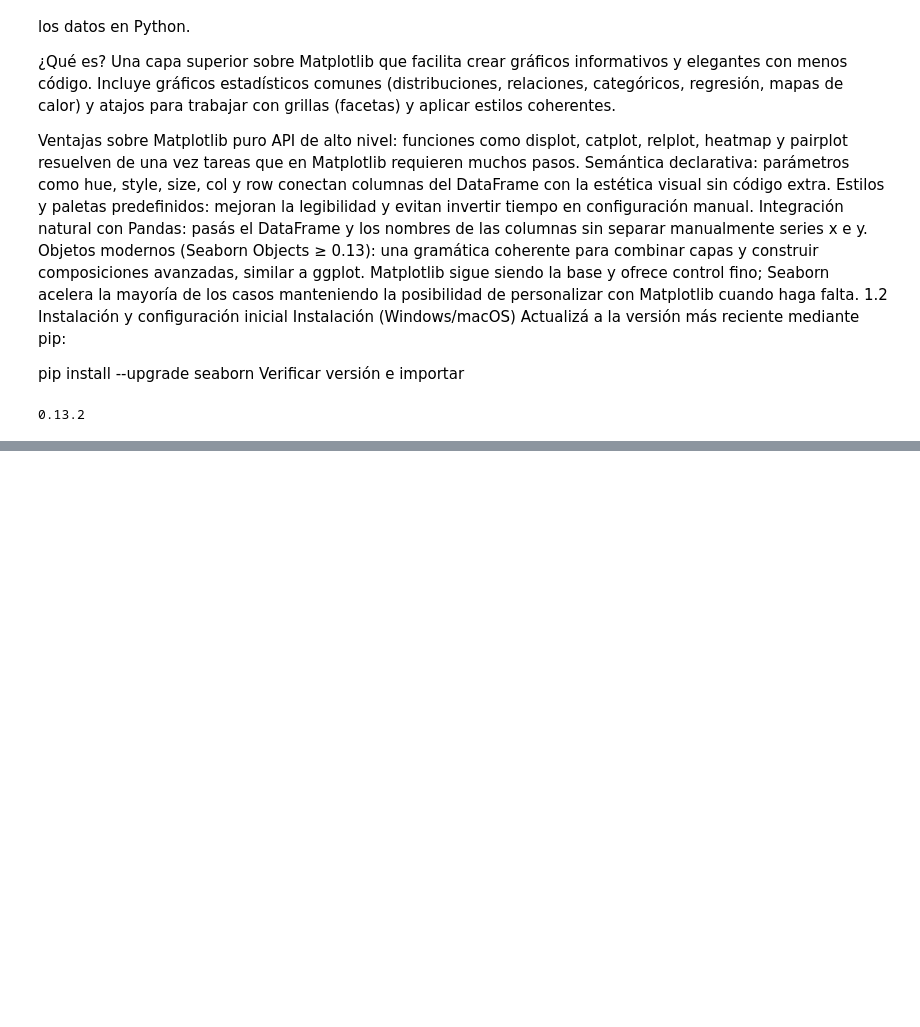
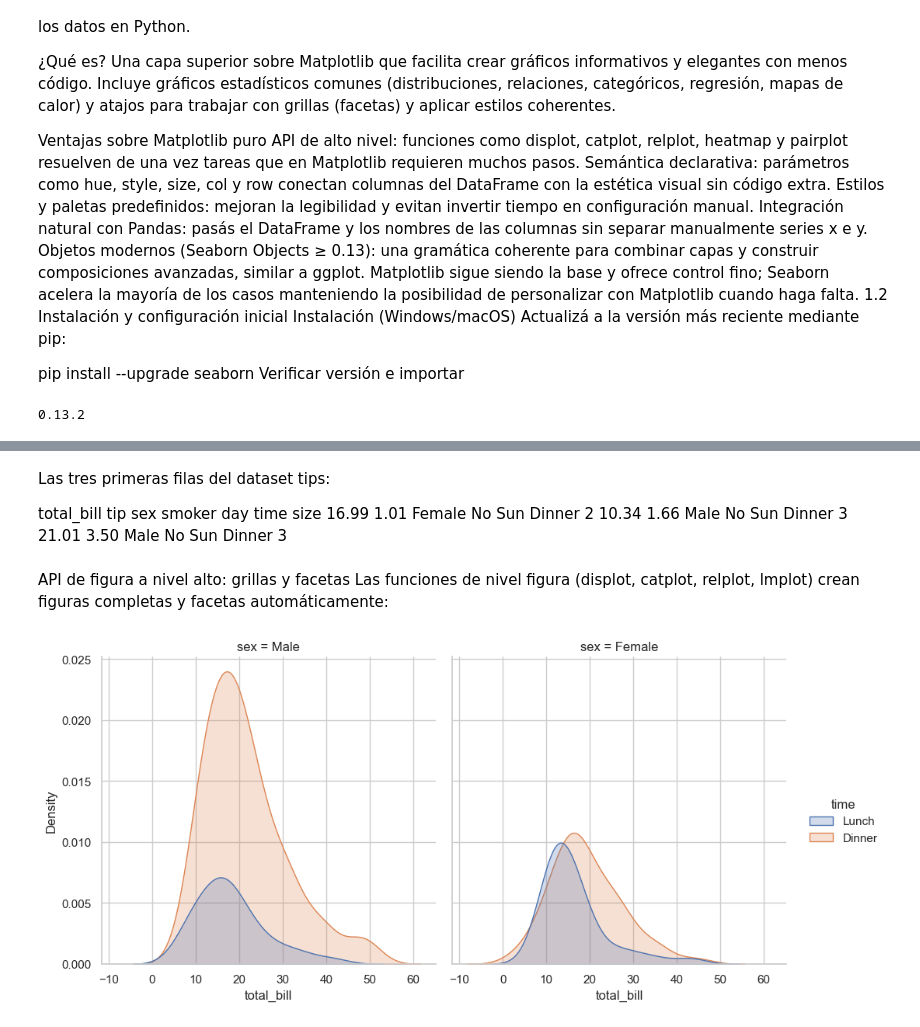
Before and after one commit to wilson-j-insaurralde/Seaborn, a Jupyter notebook: teoria/001_Introducción a Seaborn.ipynb, the cells around one changed output, grey strips where cells are left out. Saved outputs shown, nothing was run; the diff lists cells and outputs as text; code cells hidden in the pictures; blank space fills up the shorter version.

```diff
--- a/teoria/001_Introducción a Seaborn.ipynb
+++ b/teoria/001_Introducción a Seaborn.ipynb
@@ -28,0 +48,21 @@ print(sns.__version__)
+# %% [markdown]
+Las tres primeras filas del dataset tips:
+
+
+total_bill	tip	sex	smoker	day	time	size
+16.99	1.01	Female	No	Sun	Dinner	2
+10.34	1.66	Male	No	Sun	Dinner	3
+21.01	3.50	Male	No	Sun	Dinner	3
+# %% [markdown]
+API de figura a nivel alto: grillas y facetas
+Las funciones de nivel figura (displot, catplot, relplot, lmplot) crean figuras completas y facetas automáticamente:
+# %%
+import seaborn as sns
+import matplotlib.pyplot as plt
+
+tips = sns.load_dataset("tips")
+
+sns.displot(data=tips, x="total_bill", hue="time", kind="kde", fill=True, col="sex")
+plt.show()
+# %% [output]
+[figure, added]
```
Also changed, not shown: parts of 18 cells of this notebook, 1 other file.
